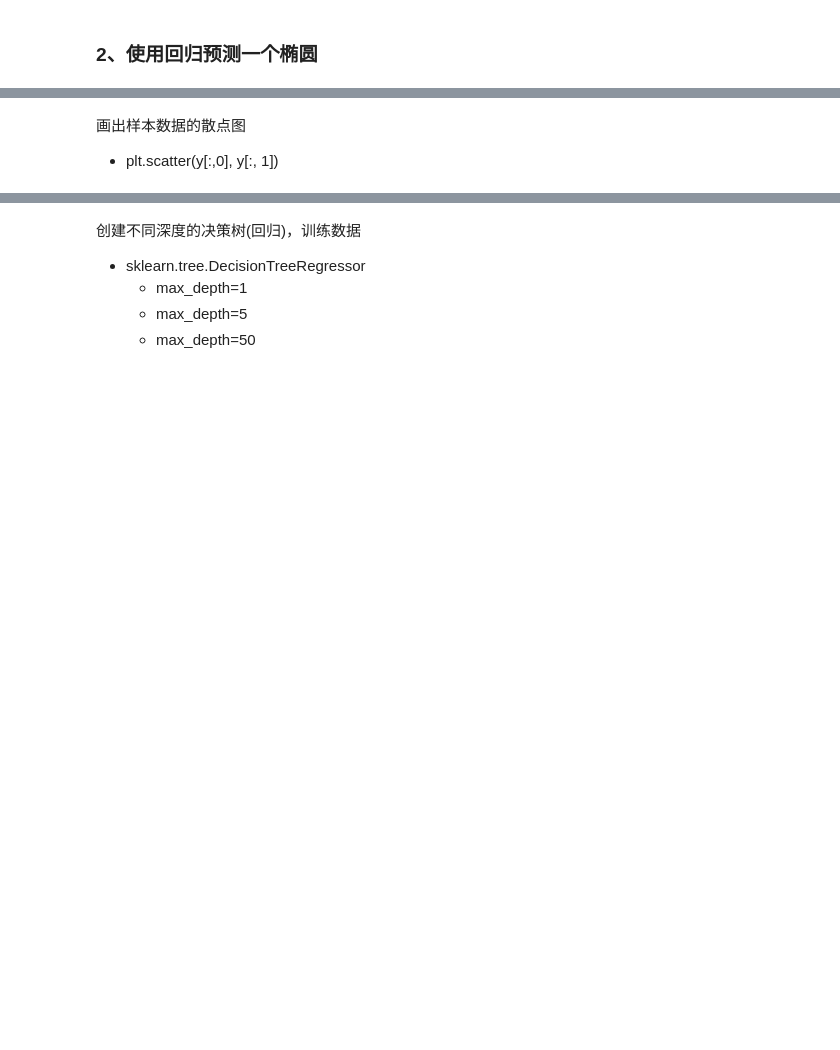
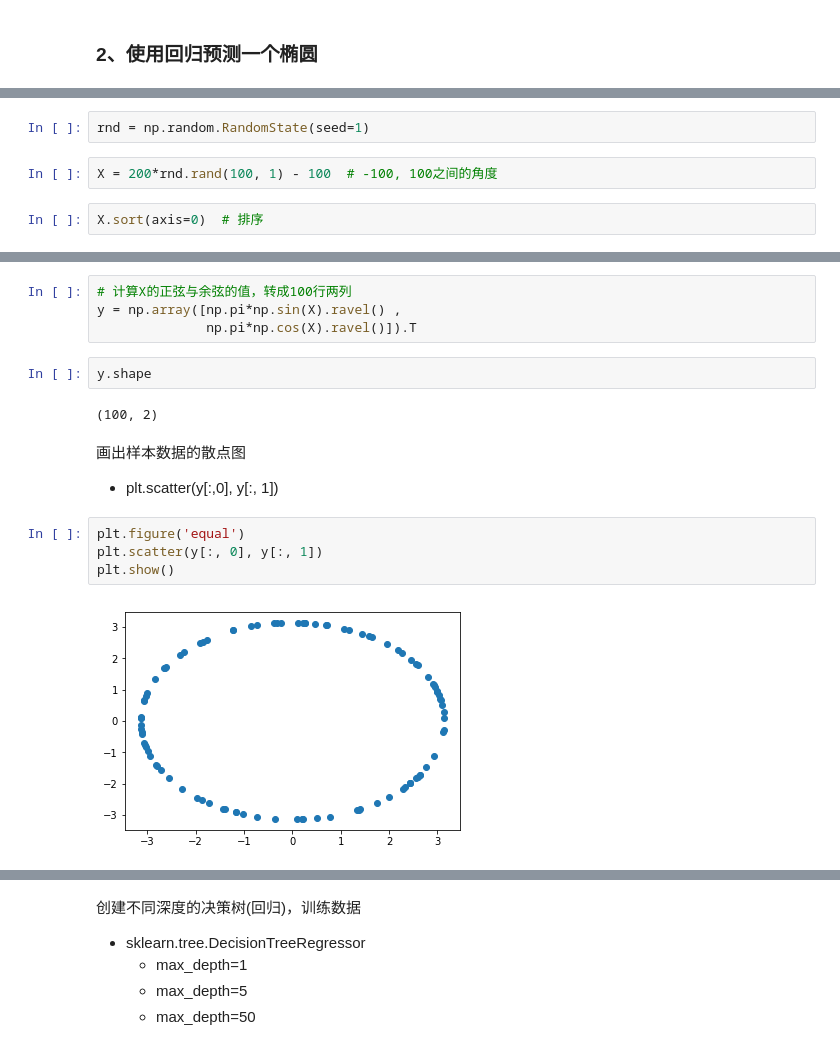
Before and after one commit to disenQF/05data, a Jupyter notebook: day11/DecisionTree/DecisionTree.ipynb, the cells around one changed output, grey strips where cells are left out. Drawn from its saved outputs; the diff is of its cells as text; blank space fills up the shorter version.

```diff
--- a/day11/DecisionTree/DecisionTree.ipynb
+++ b/day11/DecisionTree/DecisionTree.ipynb
@@ -276,0 +277,6 @@ plt.show()
+# %%
+rnd = np.random.RandomState(seed=1)
+# %%
+X = 200*rnd.rand(100, 1) - 100  # -100, 100之间的角度
+# %%
+X.sort(axis=0)  # 排序
@@ -277,3 +291,17 @@ plt.show()
+# %%
+# 计算X的正弦与余弦的值，转成100行两列
+y = np.array([np.pi*np.sin(X).ravel() ,
+              np.pi*np.cos(X).ravel()]).T
+# %%
+y.shape
+# %% [output]
+(100, 2)
 # %% [markdown]
 画出样本数据的散点图
 - plt.scatter(y[:,0], y[:, 1])
+# %%
+plt.figure('equal')
+plt.scatter(y[:, 0], y[:, 1])
+plt.show()
+# %% [output]
+[figure, added]
```
Also changed, not shown: parts of 10 cells of this notebook.
